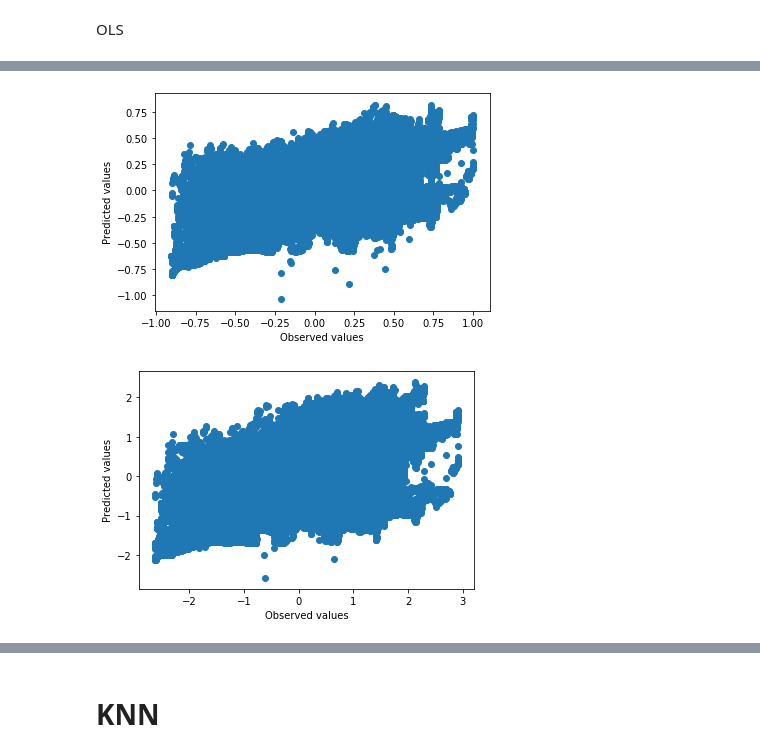
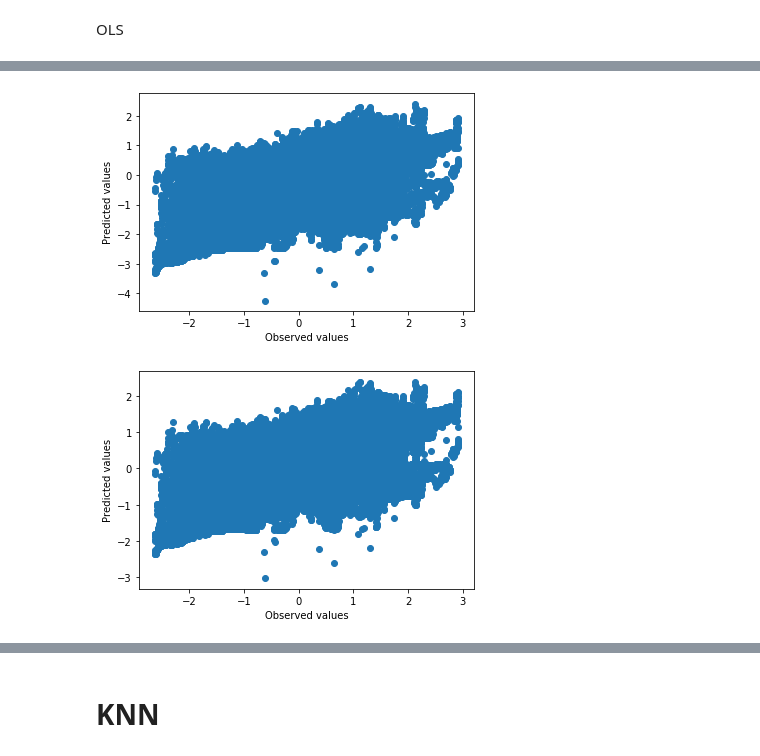
Before and after one commit to hyoussef/pmsm, a Jupyter notebook: pmsm.ipynb, the cells around one changed output, grey strips where cells are left out. Drawn from its saved outputs; the diff is of its cells as text; code cells hidden in the pictures.

```diff
--- a/pmsm.ipynb
+++ b/pmsm.ipynb
@@ -415,9 +431,8 @@ plt.show()
 OLS
 # %%
 from sklearn.preprocessing import StandardScaler, RobustScaler, MinMaxScaler, Normalizer, MaxAbsScaler
-ss = StandardScaler() # -> 0.773837209163774
-#ss = Normalizer() # -> used for NLP TF Idf but what ?
-#ss = MinMaxScaler()# -> good
+#ss = StandardScaler() # -> 0.773837209163774
+ss = MinMaxScaler()# -> good
 #ss =    MaxAbsScaler()# ->  0.27318492751506374
 # Apply scaler to numeric colu
 dfOLS = df.copy()
@@ -427,14 +442,17 @@ y=dfOLS["pm"]
 
 coolant = X['coolant']
 newCoolant = np.sign(coolant)*np.log(abs(coolant))
-df2moisCoolant = X.drop(['coolant'], axis =1)
+X = X.drop(['coolant'], axis =1)
 X['newCoolant'] = newCoolant
+
+X.info()
+X.columns
 
 from sklearn.model_selection import train_test_split,cross_val_score,cross_val_predict
 
 X_train,X_test,y_train,y_test=train_test_split(X,y,test_size=0.2, random_state=42)
 
-X_train_transformed = ss.fit_transform(X_train)
-y_train_transformed = ss.fit_transform(pd.DataFrame(y_train, columns =['pm'] ))
-X_test_transformed = ss.fit_transform(X_test)
-y_test_transformed = ss.fit_transform(pd.DataFrame(y_test, columns =['pm'] ))
+X_train_transformed = pd.DataFrame(ss.fit_transform(X_train), columns= X.columns)
+y_train_transformed = pd.DataFrame(ss.fit_transform(pd.DataFrame(y_train, columns=['pm'] )), columns=['pm'])
+X_test_transformed = pd.DataFrame(ss.fit_transform(X_test) , columns=X.columns)
+y_test_transformed = pd.DataFrame(ss.fit_transform(pd.DataFrame(y_test, columns =['pm'] )), columns=['pm'])
@@ -441,6 +472,6 @@ y_test_transformed = ss.fit_transform(pd.DataFrame(y_test, columns =['pm'] ))
 # %%
 import statsmodels.api as sm
-lm=sm.OLS(y_train_transformed, X_train)
+lm=sm.OLS(y_train_transformed, X_train_transformed)
 
 ols=lm.fit()
 ols.summary() #All coefficients are significant for the model by looking at the p-value. ( P>|t| )
@@ -527,0 +535,9 @@ ols2RmseTest
+# %%
+# OLS MSE
+from sklearn.metrics import r2_score,mean_squared_error
+
+yPredictedTestOls1 = ols.predict(X_test_transformed)
+yPredictedTestOls1Inversed = ss.inverse_transform(pd.DataFrame(yPredictedTestOls1 , columns =['pm'] ))
+
+olsRmse=mean_squared_error(y_test,yPredictedTestOls1Inversed)
+olsRmse
@@ -539,9 +565,0 @@ sns.distplot(ols.predict(X_test), hist=False, color="g", label="predicted Values
-# %%
-#Visualizing for Multiple Linear Regression y values
-
-import seaborn as sns
-f,ax=plt.subplots(figsize=(10,10))
-matplotlib.rcParams.update({'font.size': 10})
-ax1 = sns.distplot(y2_train, hist=False, color="r", label="Actual Value")
-sns.distplot(y2_test, hist=False, color="b", label="Fitted Values" , ax=ax1);
-sns.distplot(ols2.predict(X2_test), hist=False, color="y", label="predicted Values model2" , ax=ax1);
@@ -566,25 +578,25 @@ y2preditTest = ols2.predict(X2_test)
 # %%
 import numpy
 #graphique
 import matplotlib.pyplot as plt
-ax = plt.scatter(y_test,ypreditTest)
+ax = plt.scatter(y_test,yPredictedTestOls1Inversed)
 #plt.scatter(y2_test,y2preditTest)
 #plt.plot(numpy.arange(0,1.3),numpy.arange(0,1.3))
 plt.xlabel("Observed values")
 plt.ylabel("Predicted values")
 plt.show()
 # %% [output]
-[figure, old version]
+[figure, new version]
 # %%
 # model sans le scaling
 import numpy
 #graphique
 import matplotlib.pyplot as plt
-ax = plt.scatter(y2_test,y2preditTest)
+ax = plt.scatter(y_test,yPredictedTestOls2)
 #plt.scatter(y2_test,y2preditTest)
 #plt.plot(numpy.arange(0,1.3),numpy.arange(0,1.3))
 plt.xlabel("Observed values")
 plt.ylabel("Predicted values")
 plt.show()
 # %% [output]
-[figure, old version]
+[figure, new version]
```
Also changed, not shown: parts of 36 cells of this notebook.
